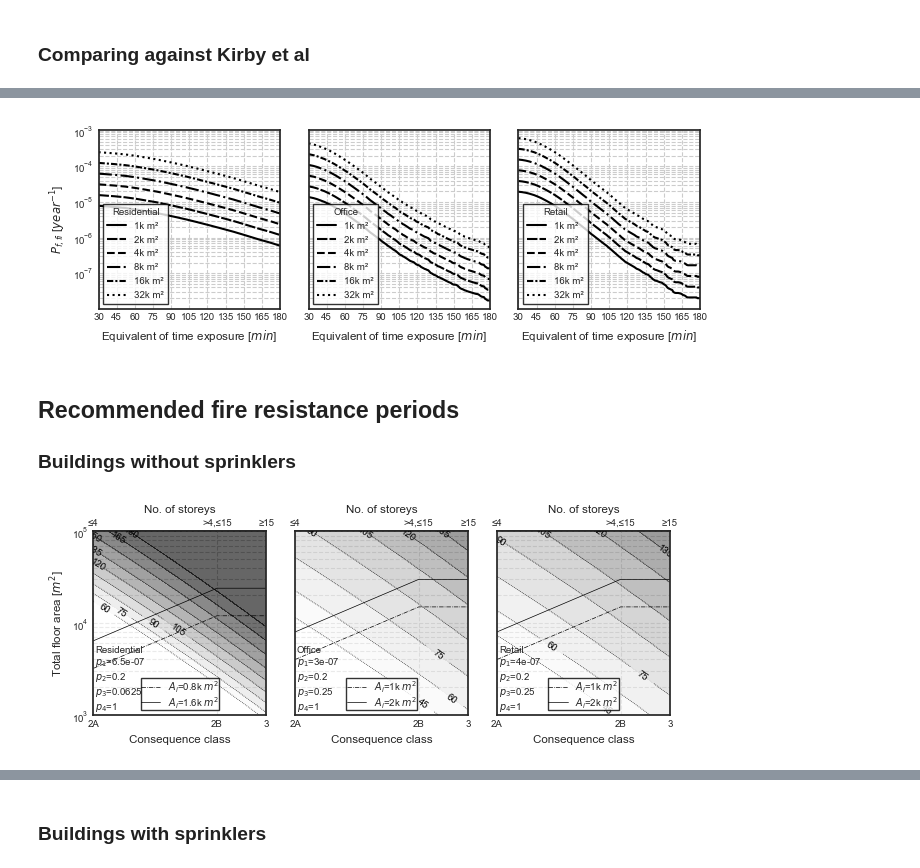
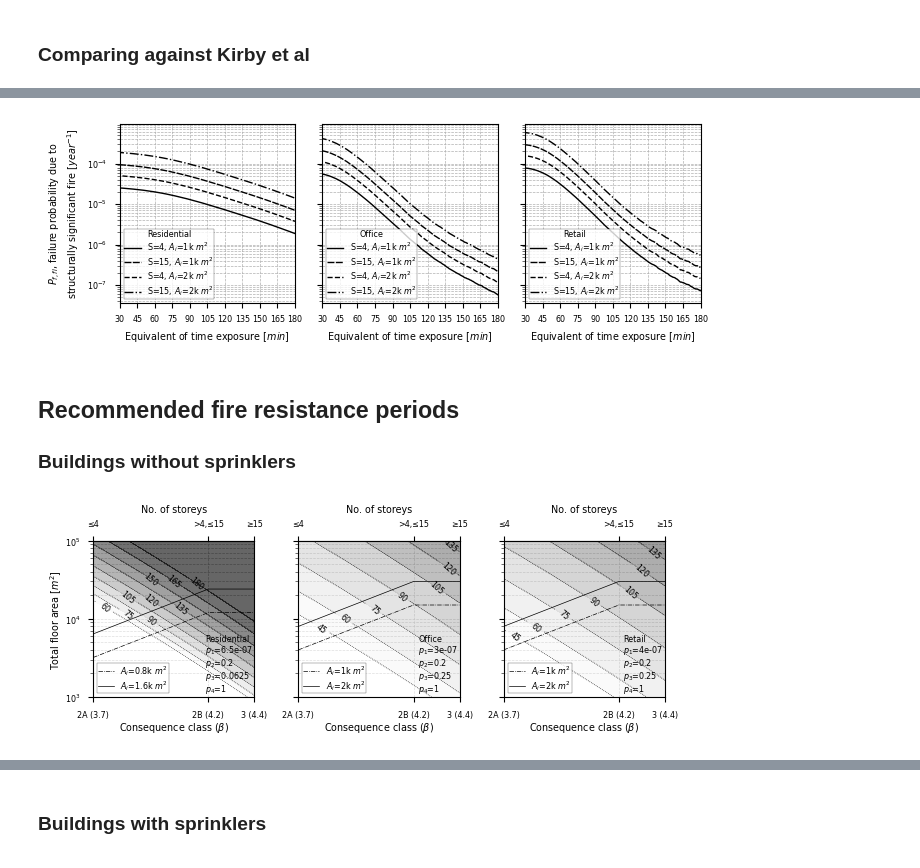
Before and after one commit to fuyans/sfeprapy-doc, a Jupyter notebook: source/user_guide/asfe21_02.ipynb, the cells around one changed output, grey strips where cells are left out. Drawn from its saved outputs; the diff is of its cells as text; code cells hidden in the pictures.

```diff
--- a/source/user_guide/asfe21_02.ipynb
+++ b/source/user_guide/asfe21_02.ipynb
@@ -18,7 +18,8 @@ from scipy.interpolate import interp1d
 
 from sfeprapy.mcs2 import MCS2, EXAMPLE_INPUT_DF
 
-plt.style.use('seaborn-white')
+%matplotlib inline
+plt.style.use('seaborn-paper')
 # %%
 # Helper function: return a function f(fractile) = teq
 def make_func_cdf2teq(teq: np.ndarray) -> Callable:
@@ -167,7 +163,7 @@ def format_ax(
 # %%
 # Update inputs to include travelling fire model and other parameters
 df_inputs_2 = EXAMPLE_INPUT_DF.copy()
-df_inputs_2.loc['n_simulations'] = 20_000  # set to simulation iteration to 100k to make fine plots later
+df_inputs_2.loc['n_simulations'] = 100_000  # set to simulation iteration to 100k to make fine plots later
 df_inputs_2.loc['solver_thickness_ubound'] = 0.045
 df_inputs_2['Retail'].loc['room_floor_area:dist'] = 'constant_'
 df_inputs_2['Retail'].loc['room_floor_area:lbound'] = 400.
@@ -226,10 +222,10 @@ dict_func_cdf2teq = {k: make_func_cdf2teq(teq=v) for k, v in dict_teq.items()}
 # %%
 fig, ax = plt.subplots(figsize=(2.5,2.5), dpi=100);
 lss = ['-', '-.', 'dotted']
-FRs = np.linspace(0, 180, 100)
+FRs = np.linspace(30, 180, 100)
 for i, case in enumerate(cases_to_run):
     ax.plot(FRs, dict_func_teq2cdf[case](FRs), label=case, ls=lss[i], c='k')
-format_ax(ax=ax, xlabel='Equivalent of time exposure [$min$]', ylabel='CDF', xlim=(30, 180), ylim=(0, 1), xticks=np.arange(30, 181, 15,), yticks=np.arange(0, 1.1, 0.1))
+format_ax(ax=ax, xlabel='Equivalent of time exposure, $t_{eq,i}$ [$min$]', xlabel_fontsize='x-small', xlim=(30, 180), ylabel=r'CDF or $P(t_{eq,i}\leq x)$', ylim=(0, 1), xticks=np.arange(30, 181, 15,), yticks=np.arange(0, 1.1, 0.1))
 
 savefig(fig, 'teq_2.png')
 # %% [output]
@@ -279,22 +260,30 @@ for occupancy, p_i  in dict_p_i.items():
 # %%
+dict_p_i = {
+    "Residential": dict(p_1=6.5e-7, p_2=0.2, p_3=0.0625, p_4=1),
+    "Office": dict(p_1=3.0e-7, p_2=0.2, p_3=0.25, p_4=1),
+    "Retail": dict(p_1=4.0e-7, p_2=0.2, p_3=0.25, p_4=1),
+}
+
 fig, axes = plt.subplots(nrows=1, ncols=3, figsize=(2.3*3, 2.5), sharex=True, sharey=True, dpi=100)
 lss = ['-', (0, (5, 1)), '--', '-.', (0, (3, 1, 1, 1)), ':', (0, (5, 10))]
-for i, case in enumerate(dict_dfs.keys()):
+for i, case in enumerate(dict_teq.keys()):
     ax = axes[i]
-    df = dict_dfs[case]
-    x = df.index.values
-    ys = df.to_dict(orient='list')
-    for j, key_ in enumerate(ys):
-        y = ys[key_]
-        ax.plot(x, y, label=key_, ls=lss[j], c='k')
-    format_ax(ax=ax, xlabel='Equivalent of time exposure [$min$]', xlim=(30, 180), xticks=np.arange(30, 181, 15), yscale='log', legend_title=case, legend_ncol=1, legend_loc=3)
+    t = np.linspace(0, 180, 200)  # x-axis, time
+    P_f_fi = 1 - dict_func_teq2cdf[case](t)  # failure probability due to structurally significant fires
+    p_fi = np.prod(list(dict_p_i[case].values()))  # probability of structural significant fire occurance
+
+    S_and_A = ((4, 800), (15, 800), (4, 1600), (15, 1600)) if case == 'Residential' else ((4, 1000), (15, 1000), (4, 2000), (15, 2000))
+
+    for j, (S_, A_) in enumerate(S_and_A):
+        ax.plot(t, p_fi * P_f_fi * (S_ * A_), label=f'S={S_:.0f}, $A_i$={A_*1e-3:.0f}k $m^2$', c='k', ls=lss[j], lw=1)
+    format_ax(ax=ax, xlabel='Equivalent of time exposure [$min$]', xlim=(30, 180), xticks=np.arange(30, 181, 15), yscale='log', legend_title=case, legend_ncol=1, legend_loc=3, legend_fontsize='xx-small', legend_borderpad=0.1, legend_labelspacing=0.1)
 
 ax = axes[0]
-ax.set_ylabel(r'$P_{f,fi}$ [${year}^{-1}$]', fontsize='small')
+ax.set_ylabel('$P_{f,fi}$, failure probability due to\nstructurally significant fire [${year}^{-1}$]', fontsize='x-small')
 
 savefig(fig, 'P_f_fi_vs_A.png')
 # %% [output]
-[figure, old version]
+[figure, new version]
 # %% [markdown]
 ## Recommended fire resistance periods
 ### Buildings without sprinklers
@@ -317,42 +306,64 @@ for i, case in enumerate(cases_to_run):
 # %%
 # visualisation, logscale
 teqs = teqs_no_sprinklers
-fig, axes = plt.subplots(figsize=(2.2*3, 2.7), nrows=1, ncols=3, dpi=100, sharex=True, sharey=True)
+# fig, axes = plt.subplots(figsize=(2.2*3, 3.4), nrows=1, ncols=3, dpi=100, sharex=True, sharey=True)  # with secondary x-axis
+fig, axes = plt.subplots(figsize=(2.2*3, 2.6), nrows=1, ncols=3, dpi=100, sharex=True, sharey=True)
 for i, key in enumerate(teqs):
     levels = np.arange(60, 181, 15) if key == 'Residential' else np.arange(45, 181, 15)
     ax = axes[i]
+    ax.set_yscale('log')
 
     # add line text
     if key == 'Residential':
         ax.plot([3.7, 4.2, 4.4], [j*800 for j in [4, 15, 15]], c='k', lw=.5, ls='-.', label='$A_i$=0.8k $m^2$')
         ax.plot([3.7, 4.2, 4.4], [j*1600 for j in [4, 15, 15]], c='k', lw=.5, ls='-', label='$A_i$=1.6k $m^2$')
     elif key == 'Office':
         ax.plot([3.7, 4.2, 4.4], [j*1000 for j in [4, 15, 15]], c='k', lw=.5, ls='-.', label='$A_i$=1k $m^2$')
         ax.plot([3.7, 4.2, 4.4], [j*2000 for j in [4, 15, 15]], c='k', lw=.5, ls='-', label='$A_i$=2k $m^2$')
     elif key == 'Retail':
         ax.plot([3.7, 4.2, 4.4], [j*1000 for j in [4, 15, 15]], c='k', lw=.5, ls='-.', label='$A_i$=1k $m^2$')
         ax.plot([3.7, 4.2, 4.4], [j*2000 for j in [4, 15, 15]], c='k', lw=.5, ls='-', label='$A_i$=2k $m^2$')
 
+    # clabel locations, i.e. clabel_manual
+    if key == 'Residential':
+        teq_and_beta = ((60, 3.75), (75, 3.85), (90, 3.95), (105, 3.85), (120, 3.95), (135, 4.08), (150, 3.95), (165, 4.05), (180, 4.15))
+    elif key == 'Office':
+        teq_and_beta = ((45, 3.80), (60, 3.90), (75, 4.03), (90, 4.15), (105, 4.30), (120, 4.35), (135, 4.36))
+    elif key == 'Retail':
+        teq_and_beta = ((45, 3.75), (60, 3.84), (75, 3.96), (90, 4.09), (105, 4.25), (120, 4.30), (135, 4.35))
+    clabel_manual = list()
+    for teq_, beta_ in teq_and_beta:
+        aa = stats.norm(loc=0, scale=1).cdf(-beta_)
+        bb = np.prod(list(dict_p_i[key].values())) * (1 - dict_func_teq2cdf[key](teq_))
+        clabel_manual.append((beta_, aa/bb))
+
     cf = plot_contour(
-        ax=ax, xx=beta, yy=area, zz=teqs[key], xlabel = 'Consequence class', levels=levels,
-        xticks=[3.7, 4.2, 4.4], xticklabels=['2A', '2B', '3'],
-        legend_visible=True, legend_loc='lower center', legend_borderpad=0.02, legend_labelspacing=0
+        ax=ax, xx=beta, yy=area, zz=teqs[key], xlabel = r'Consequence class ($\beta$)', xlabel_fontsize='xx-small', levels=levels,
+        xticks=[3.7, 4.2, 4.4], xticklabels=['2A (3.7)', '2B (4.2)', '3 (4.4)'], ticks_labelsize='xx-small',
+        legend_visible=True, legend_loc='lower left', legend_borderpad=0.1, legend_labelspacing=.1, clabel_manual=clabel_manual
     )
+    ax.set_axisbelow(True)
+    ax.set_xlabel(r'Consequence class ($\beta$)', fontsize='x-small', labelpad=1)
 
-    plot_contour_text_p_i(ax=ax, title=key, p_i=dict_p_i[key], ha='left', va='bottom', x=0.01, y=0.01, bbox_pad=0.4, bbox_fc=(0,0,0,0))
+    plot_contour_text_p_i(ax=ax, title=key, p_i=dict_p_i[key], ha='right', va='bottom', x=0.99, y=0.01, bbox_pad=0.4, bbox_fc=(0,0,0,0), linespacing=1.)
+
+    # ax3 = ax.secondary_xaxis(location=-0.25)
+    # ax3.set_xlabel(r'$\beta$', fontsize='xx-small', labelpad=1)
+    # ax3.set_xticks([3.7, 3.8, 3.9, 4.0, 4.1, 4.2, 4.3, 4.4])
+    # ax3.tick_params(labelsize='xx-small')
 
     ax2 = ax.secondary_xaxis('top')
-    ax2.set_xlabel('No. of storeys', fontsize='small')
-    ax2.tick_params(labelsize='x-small')
+    ax2.set_xlabel('No. of storeys', fontsize='x-small', labelpad=5)
+    ax2.tick_params(labelsize='xx-small')
     ax2.set_xticks([3.7, 4.2, 4.4])
     ax2.set_xticklabels(['≤4', '>4,≤15', '≥15'])
 
-axes[0].set_ylabel('Total floor area [$m^2$]', fontsize='small')
-axes[0].set_yscale('log')
+
+axes[0].set_ylabel('Total floor area [$m^2$]', fontsize='x-small', labelpad=1)
 
 savefig(fig, 'contour_1_logscale.png')
 # %% [output]
-[figure, old version]
+[figure, new version]
 # %%
 # define p parameters
 dict_p_i = {
```
Also changed, not shown: parts of 15 cells of this notebook, 1 other file.
